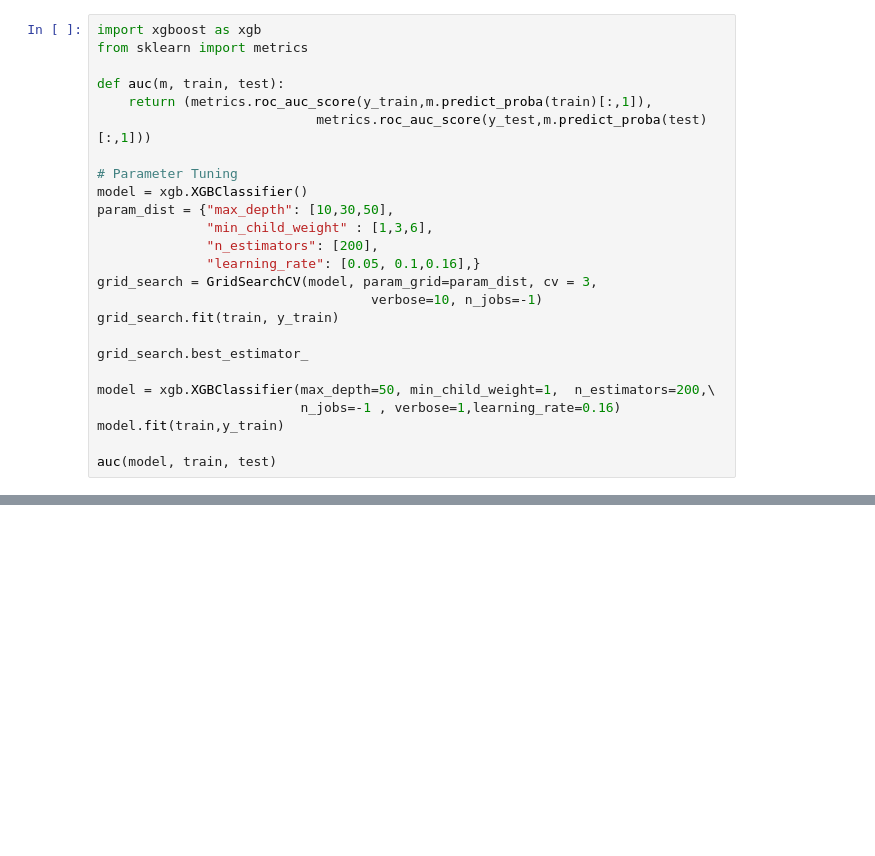
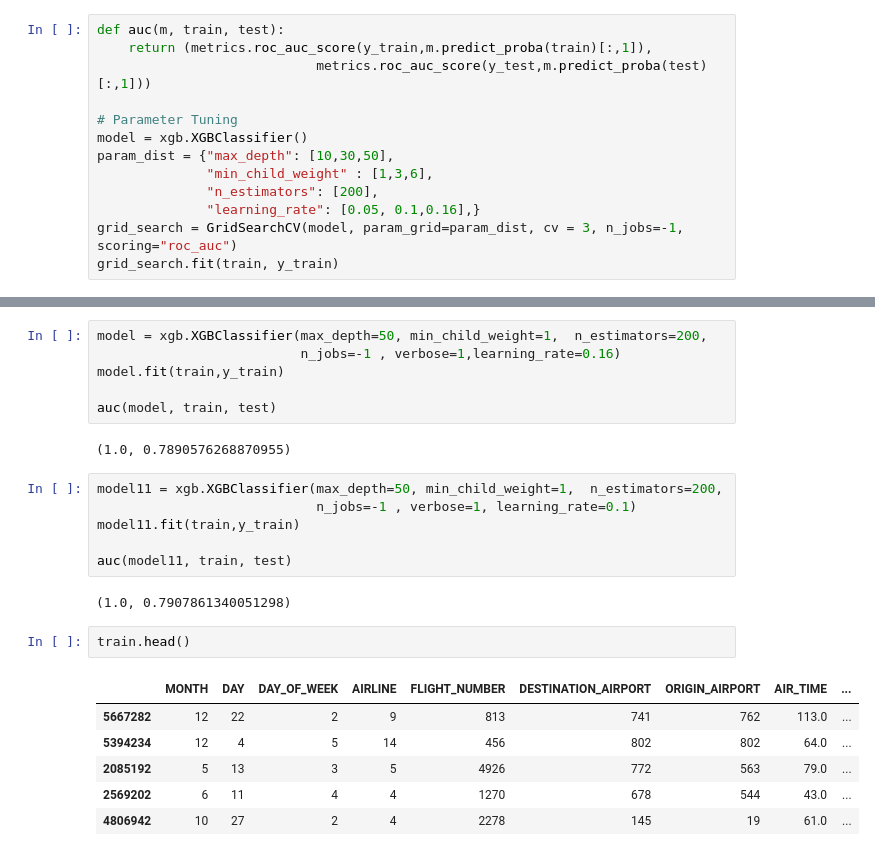
Before and after one commit to kvnkuo/estimators, a Jupyter notebook: xgboost.ipynb, the cells around one changed output, grey strips where cells are left out. Cells and saved outputs as stored; diff of their text form; blank space fills up the shorter version.

```diff
--- a/xgboost.ipynb
+++ b/xgboost.ipynb
@@ -18,9 +20,6 @@ for item in cols:
 train, test, y_train, y_test = train_test_split(data.drop(["ARRIVAL_DELAY"], axis=1), data["ARRIVAL_DELAY"],
                                                 random_state=10, test_size=0.25)
 # %%
-import xgboost as xgb
-from sklearn import metrics
-
 def auc(m, train, test):
     return (metrics.roc_auc_score(y_train,m.predict_proba(train)[:,1]),
                             metrics.roc_auc_score(y_test,m.predict_proba(test)[:,1]))
@@ -31,15 +30,6 @@ param_dist = {"max_depth": [10,30,50],
               "min_child_weight" : [1,3,6],
               "n_estimators": [200],
               "learning_rate": [0.05, 0.1,0.16],}
-grid_search = GridSearchCV(model, param_grid=param_dist, cv = 3,
-                                   verbose=10, n_jobs=-1)
+grid_search = GridSearchCV(model, param_grid=param_dist, cv = 3, n_jobs=-1, scoring="roc_auc")
 grid_search.fit(train, y_train)
-
-grid_search.best_estimator_
-
-model = xgb.XGBClassifier(max_depth=50, min_child_weight=1,  n_estimators=200,\
-                          n_jobs=-1 , verbose=1,learning_rate=0.16)
-model.fit(train,y_train)
-
-auc(model, train, test)
 # %% [output]
@@ -47,0 +63,25 @@ Fitting 3 folds for each of 27 candidates, totalling 81 fits
+# %%
+model = xgb.XGBClassifier(max_depth=50, min_child_weight=1,  n_estimators=200,
+                          n_jobs=-1 , verbose=1,learning_rate=0.16)
+model.fit(train,y_train)
+
+auc(model, train, test)
+# %% [output]
+(1.0, 0.7890576268870955)
+# %%
+model11 = xgb.XGBClassifier(max_depth=50, min_child_weight=1,  n_estimators=200,
+                            n_jobs=-1 , verbose=1, learning_rate=0.1)
+model11.fit(train,y_train)
+
+auc(model11, train, test)
+# %% [output]
+(1.0, 0.7907861340051298)
+# %%
+train.head()
+# %% [output]
+|  | MONTH | DAY | DAY_OF_WEEK | AIRLINE | FLIGHT_NUMBER | DESTINATION_AIRPORT | ORIGIN_AIRPORT | AIR_TIME | ... |
+| 5667282 | 12 | 22 | 2 | 9 | 813 | 741 | 762 | 113.0 | ... |
+| 5394234 | 12 | 4 | 5 | 14 | 456 | 802 | 802 | 64.0 | ... |
+| 2085192 | 5 | 13 | 3 | 5 | 4926 | 772 | 563 | 79.0 | ... |
+| 2569202 | 6 | 11 | 4 | 4 | 1270 | 678 | 544 | 43.0 | ... |
+| 4806942 | 10 | 27 | 2 | 4 | 2278 | 145 | 19 | 61.0 | ... |
```
Also changed, not shown: parts of 8 cells of this notebook, 6 other files.
